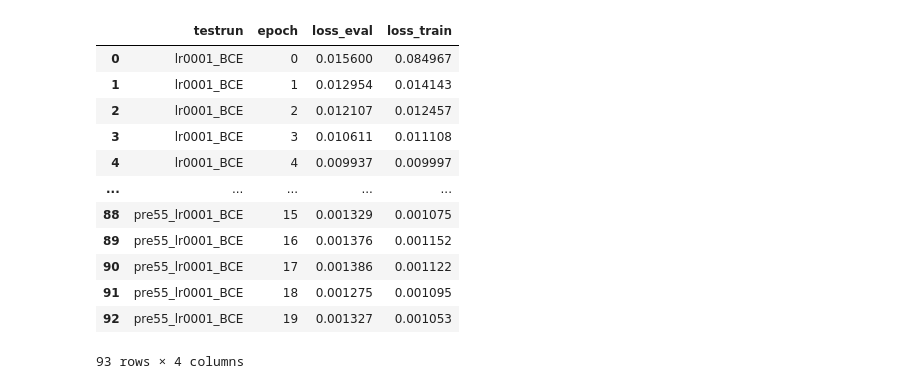
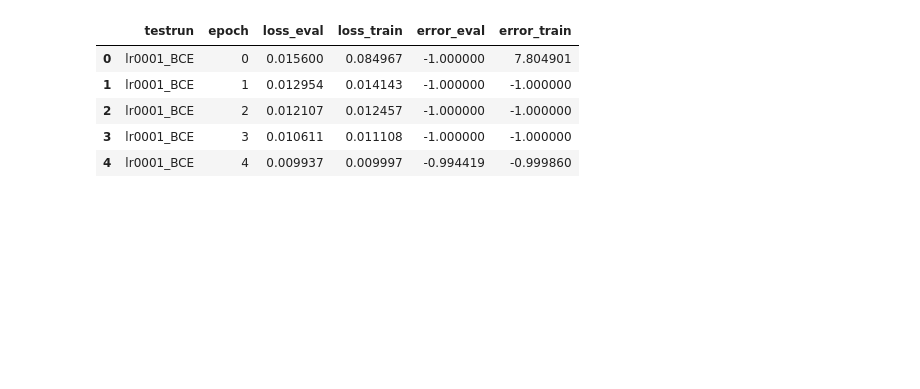
Before and after one commit to ethylomat/heiRYSMA, a Jupyter notebook: notebooks/PlotLogs.ipynb, the cells around one changed output. Cells and saved outputs as stored; diff of their text form; code cells hidden in the pictures; blank space fills up the shorter version.

```diff
--- a/notebooks/PlotLogs.ipynb
+++ b/notebooks/PlotLogs.ipynb
@@ -6,42 +6,39 @@ import matplotlib.pyplot as plt
 # %%
 results = {}
 
 for name in [x.replace("log/", "") for x in glob.glob("log/*")]:
     last_epoch = 0
     results[name] = []
     output_files = sorted(glob.glob("log/" + name + "/1*_output.txt"))
     for file in output_files:
         with open(file, "r") as f:
             log = f.read()
             parsed = re.findall(r"(Train|Eval|Test), epoch: (?P<epoch>\d)\nAmount pixel truth aneurym: (?P<truth>\d*)\nAmount pixel predicted aneurym: (?P<predicted>\d*)\nDifference: (?P<difference>[-]*\d*)\nLoss: (?P<loss>\d*\.\d*)", log)
-            parsed = [{'type': x[0].lower(), 'epoch': int(x[1]) + last_epoch, 'loss': float(x[5])} for x in parsed]
+            parsed = [{"type": x[0].lower(), "epoch": int(x[1]) + last_epoch, "loss": float(x[5]), "error": int(x[4])/int(x[2])} for x in parsed]
 
             results[name] += parsed
-            last_epoch = last_epoch + parsed[-1]['epoch'] + 1
+            last_epoch = last_epoch + parsed[-1]["epoch"] + 1
 
 tidy_results = []
 for k, v in results.items():
     for item in v:
-        x = {'testrun': k}
+        x = {"testrun": k}
         x.update(item)
         tidy_results.append(x)
 
 df = pd.DataFrame(tidy_results)
-df = df.pivot(index=('testrun', 'epoch'), columns='type', values='loss')
-df = df.add_prefix('loss_').rename_axis(None, axis=1).reset_index()
-df
+l = df.pivot(index=("testrun", "epoch"), columns="type", values="loss")
+l = l.add_prefix("loss_").rename_axis(None, axis=1).reset_index()
+r = df.pivot(index=("testrun", "epoch"), columns="type", values="error")
+r = r.add_prefix("error_").rename_axis(None, axis=1).reset_index()
+
+df = pd.merge(l, r, on=("testrun", "epoch"))
+df.head()
 # %% [output]
-|  | testrun | epoch | loss_eval | loss_train |
-| 0 | lr0001_BCE | 0 | 0.015600 | 0.084967 |
-| 1 | lr0001_BCE | 1 | 0.012954 | 0.014143 |
-| 2 | lr0001_BCE | 2 | 0.012107 | 0.012457 |
-| 3 | lr0001_BCE | 3 | 0.010611 | 0.011108 |
-| 4 | lr0001_BCE | 4 | 0.009937 | 0.009997 |
-| ... | ... | ... | ... | ... |
-| 88 | pre55_lr0001_BCE | 15 | 0.001329 | 0.001075 |
-| 89 | pre55_lr0001_BCE | 16 | 0.001376 | 0.001152 |
-| 90 | pre55_lr0001_BCE | 17 | 0.001386 | 0.001122 |
-| 91 | pre55_lr0001_BCE | 18 | 0.001275 | 0.001095 |
-| 92 | pre55_lr0001_BCE | 19 | 0.001327 | 0.001053 |
+|  | testrun | epoch | loss_eval | loss_train | error_eval | error_train |
+| 0 | lr0001_BCE | 0 | 0.015600 | 0.084967 | -1.000000 | 7.804901 |
+| 1 | lr0001_BCE | 1 | 0.012954 | 0.014143 | -1.000000 | -1.000000 |
+| 2 | lr0001_BCE | 2 | 0.012107 | 0.012457 | -1.000000 | -1.000000 |
+| 3 | lr0001_BCE | 3 | 0.010611 | 0.011108 | -1.000000 | -1.000000 |
+| 4 | lr0001_BCE | 4 | 0.009937 | 0.009997 | -0.994419 | -0.999860 |
-93 rows × 4 columns
 # %%
```
Also changed, not shown: parts of 2 cells of this notebook.
